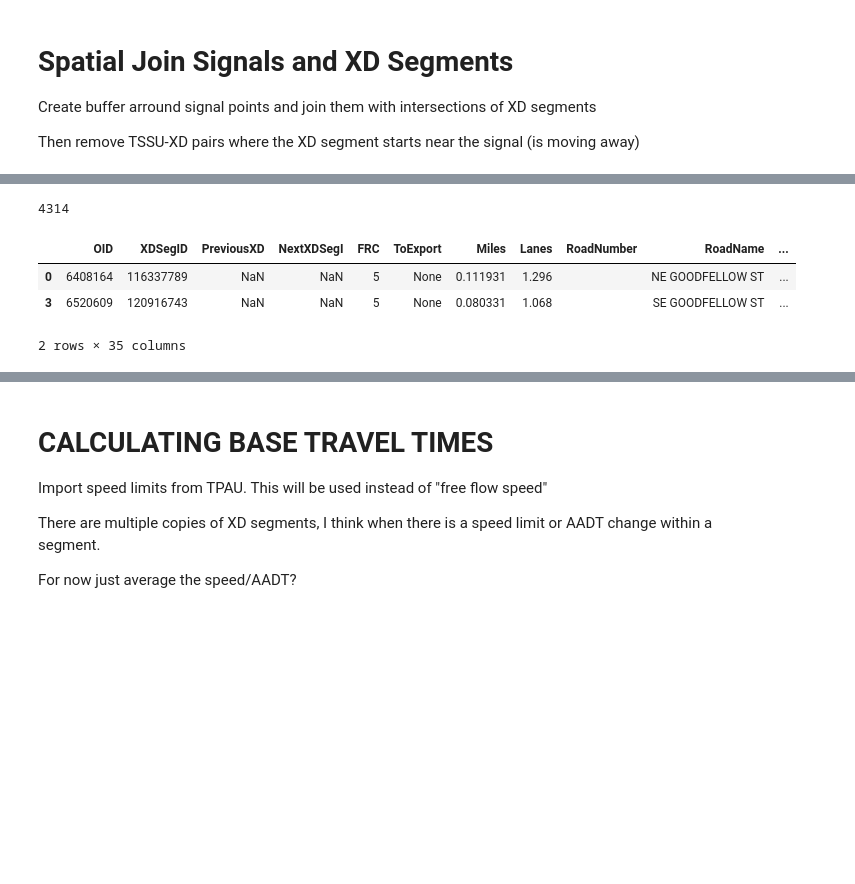
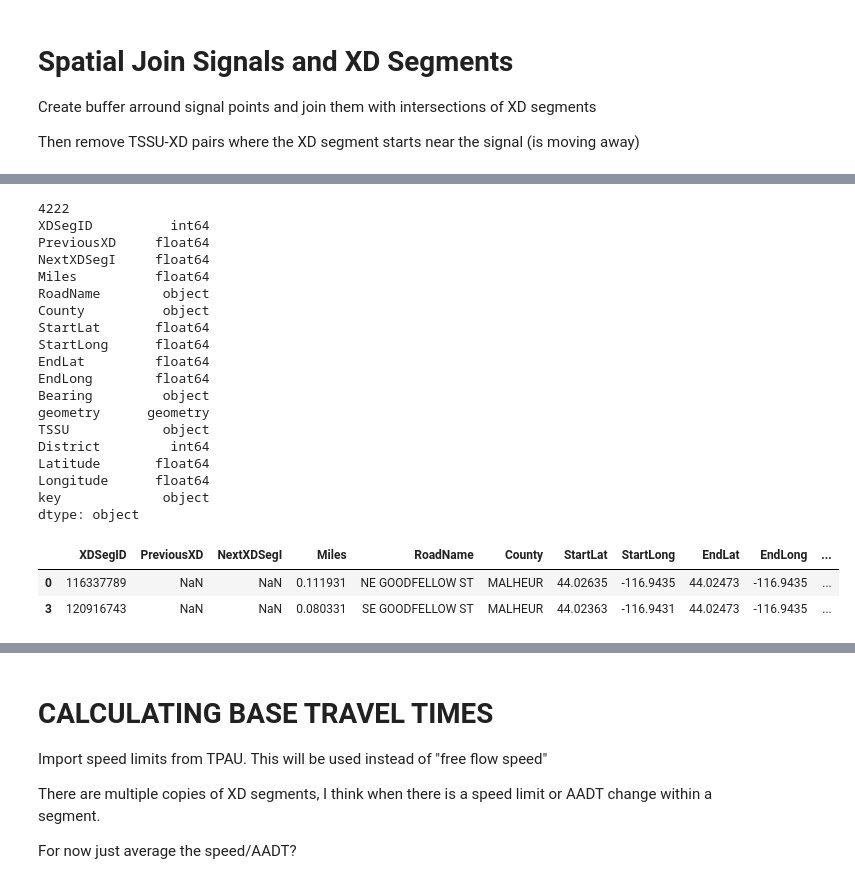
Before and after one commit to ShawnStrasser/INRIX_API, a Jupyter notebook: segments_generator.ipynb, the cells around one changed output, grey strips where cells are left out. Saved outputs shown, nothing was run; the diff lists cells and outputs as text; code cells hidden in the pictures; blank space fills up the shorter version.

```diff
--- a/segments_generator.ipynb
+++ b/segments_generator.ipynb
@@ -25,3 +26,7 @@ import matplotlib.pyplot as plt
 path_gjs = '//scdata2/signalshar/Data_Analysis/INRIX_API/USA_Oregon.geojson'
 xd_seg = gpd.read_file(path_gjs)
 #xd_seg.plot(figsize=(15,15))
+xd_seg = xd_seg.drop(['OID', 'FRC', 'ToExport', 'Lanes', 'RoadNumber', 'PrimaryTmc', 'RoadList', 'XDGroup', 'ShapeSRID','Country', 'State', 'PostalCode','SlipRoad', 'SpecialRoa', 'IsConnecto', 'AllTmcList'], axis=1)
+#xd_seg = xd_seg.astype({'XDSegID': int, 'PreviousXD' : int, 'NextXDSegI' : int}) contains nan so can't int
+print(xd_seg.dtypes)
+xd_seg.head(2)
@@ -54,3 +69,13 @@ df
+# %%
+#UPDATE COORDINATES FOR SPECIFIC SIGNALS
+df.loc[df.TSSU == '2B502', 'Latitude'] = 45.340399
+df.loc[df.TSSU == '2B502', 'Longitude'] = -122.773652
+df.loc[df.TSSU == '04130', 'Latitude'] = 44.555328
+df.loc[df.TSSU == '04130', 'Longitude'] = -123.279258
+df.loc[df.TSSU == '04002', 'Latitude'] = 44.889723
+df.loc[df.TSSU == '04002', 'Longitude'] = -124.024290
+df.loc[df.TSSU == '06025', 'Latitude'] = 43.212781
+df.loc[df.TSSU == '06025', 'Longitude'] = -123.351629
 # %%
 #Convert signals to a georeferenced geodataframe
 crs = {'init' : 'epsg:4326'} #coordinate reference system
@@ -75,7 +100,7 @@ Create buffer arround signal points and join them with intersections of XD segme
 Then remove TSSU-XD pairs where the XD segment starts near the signal (is moving away)
 # %%
 #create buffer around each signal point
-signals['geometry'] = signals['geometry'].buffer(0.0001372)
+signals['geometry'] = signals['geometry'].buffer(0.0002060) #75ft, One degree of latitude equals approximately 364,000 feet (69 miles)
 #join signal buffers to XD segments
 join = gpd.sjoin(xd_seg, signals, how='inner', op='intersects')
 #create uniqe identifier key for TSSU-XD pairs
@@ -129,16 +154,35 @@ Right CRS: None
 # %%
 #Now do a left outer join excluding the intersection (negative join)
 
 #two step solution, but found a one line solution below
 #dim_signals_XD = pd.merge(join, negative[['key']], on=['key'], how='outer', indicator=True)
 #dim_signals_XD = dim_signals_XD[dim_signals_XD['_merge']=='left_only']
 
-dim_signals_XD=pd.merge(join,negative[['key']],on=['key'],how="outer",indicator=True).query('_merge=="left_only"')
+dim_signals_XD=pd.merge(join,negative[['key']],on=['key'],how="outer",indicator=True).query('_merge=="left_only"').drop(['_merge', 'index_right'], axis=1)
+#dim_signals_XD.drop(['OID', 'FRC', 'To'])
 print(len(dim_signals_XD.index))
+print(dim_signals_XD.dtypes)
 dim_signals_XD.head(2)
 # %% [output]
-4314
+4222
+XDSegID          int64
+PreviousXD     float64
+NextXDSegI     float64
+Miles          float64
+RoadName        object
+County          object
+StartLat       float64
+StartLong      float64
+EndLat         float64
+EndLong        float64
+Bearing         object
+geometry      geometry
+TSSU            object
+District         int64
+Latitude       float64
+Longitude      float64
+key             object
+dtype: object
-|  | OID | XDSegID | PreviousXD | NextXDSegI | FRC | ToExport | Miles | Lanes | RoadNumber | RoadName | ... |
-| 0 | 6408164 | 116337789 | NaN | NaN | 5 | None | 0.111931 | 1.296 |  | NE GOODFELLOW ST | ... |
-| 3 | 6520609 | 120916743 | NaN | NaN | 5 | None | 0.080331 | 1.068 |  | SE GOODFELLOW ST | ... |
+|  | XDSegID | PreviousXD | NextXDSegI | Miles | RoadName | County | StartLat | StartLong | EndLat | EndLong | ... |
+| 0 | 116337789 | NaN | NaN | 0.111931 | NE GOODFELLOW ST | MALHEUR | 44.02635 | -116.9435 | 44.02473 | -116.9435 | ... |
+| 3 | 120916743 | NaN | NaN | 0.080331 | SE GOODFELLOW ST | MALHEUR | 44.02363 | -116.9431 | 44.02473 | -116.9435 | ... |
-2 rows × 35 columns
```
Also changed, not shown: parts of 18 cells of this notebook, 1 other file.
